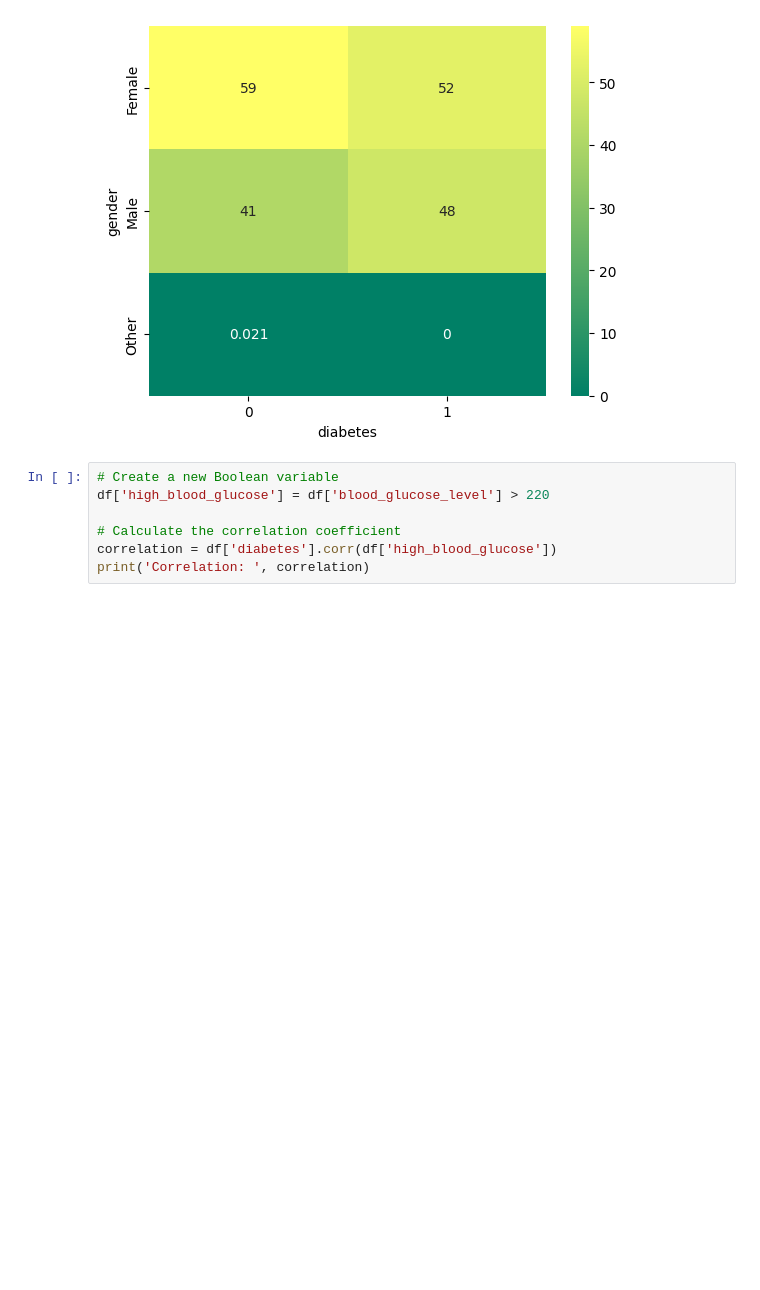
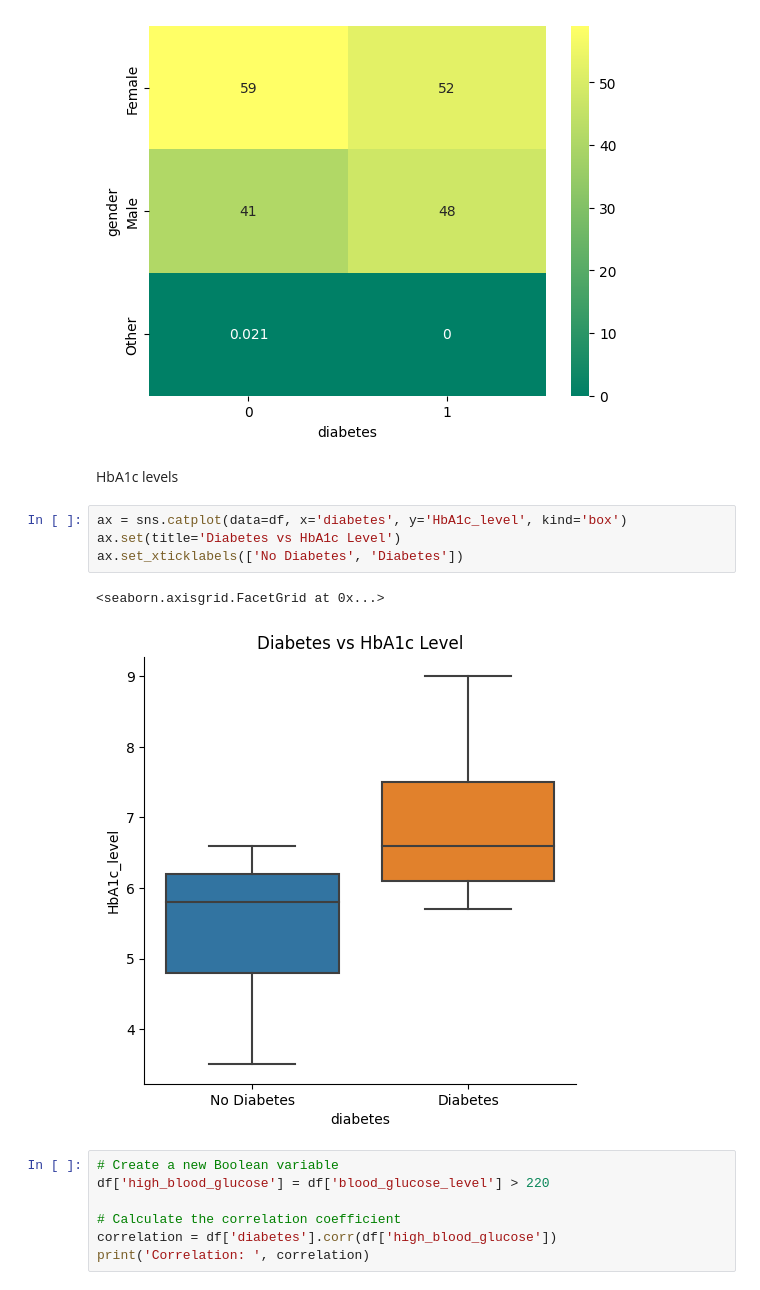
Before and after one commit to shirin-25/Python_labs, a Jupyter notebook: main.ipynb, the cells around one changed output. Drawn from its saved outputs; the diff is of its cells as text; blank space fills up the shorter version.

```diff
--- a/main.ipynb
+++ b/main.ipynb
@@ -278,6 +321,15 @@ Number of males: 39967
 There are 16.84% more females than males.
 <Axes: xlabel='diabetes', ylabel='gender'>
 [figure]
+# %% [markdown]
+HbA1c levels
+# %%
+ax = sns.catplot(data=df, x='diabetes', y='HbA1c_level', kind='box')
+ax.set(title='Diabetes vs HbA1c Level')
+ax.set_xticklabels(['No Diabetes', 'Diabetes'])
+# %% [output]
+<seaborn.axisgrid.FacetGrid at 0x...>
+[figure, added]
 # %%
 # Create a new Boolean variable
 df['high_blood_glucose'] = df['blood_glucose_level'] > 220
```
Also changed, not shown: parts of 15 cells of this notebook.
